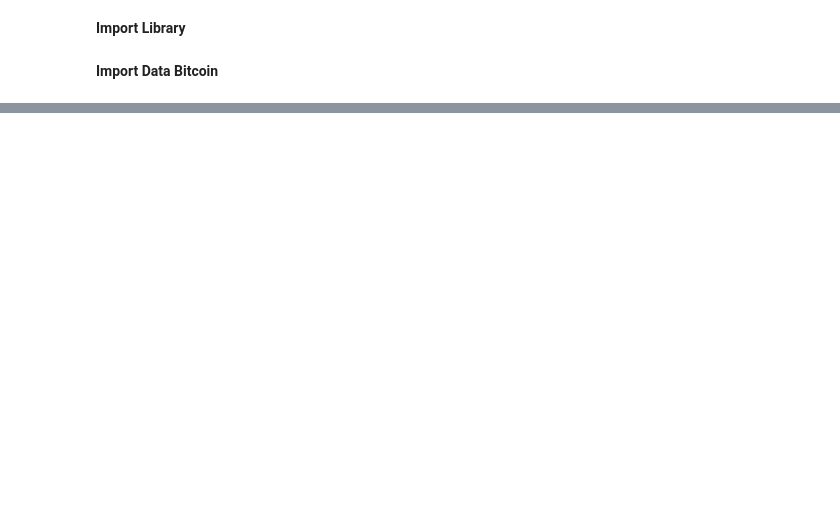
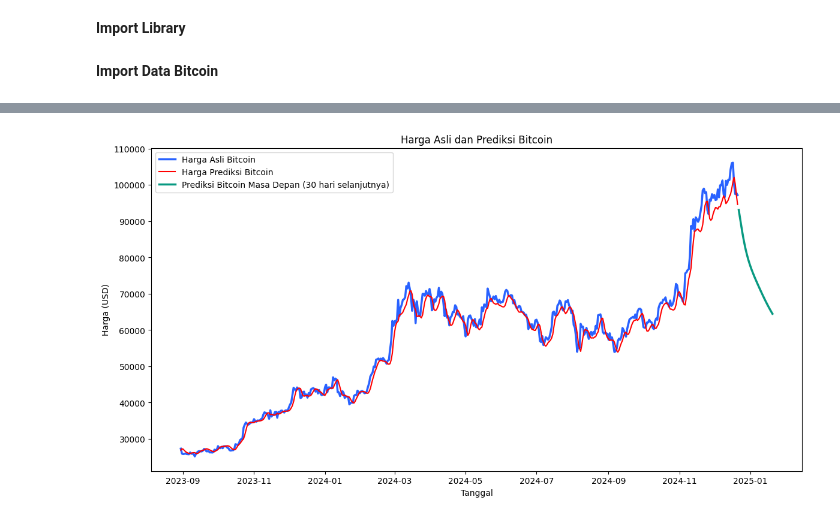
Before and after one commit to Luseat/Prediksi-BTC-USD, a Jupyter notebook: BTC_USD.ipynb, the cells around one changed output, grey strips where cells are left out. Cells and saved outputs as stored; diff of their text form; code cells hidden in the pictures; blank space fills up the shorter version.

```diff
--- a/BTC_USD.ipynb
+++ b/BTC_USD.ipynb
@@ -57,0 +170,22 @@ plt.show()
+# %%
+future_days = 30
+
+last_30_days = data['Close'][-sequence_lenght:].values.reshape(-1, 1)
+last_30_days_scaled = scaler.transform(last_30_days)
+future_predictions = []
+
+for i in range(future_days):
+    X_predict = []
+    X_predict.append(last_30_days_scaled)
+    X_predict = np.array(X_predict)
+    X_predict = np.reshape(X_predict, (X_predict.shape[0], X_predict.shape[1], 1))
+
+    predicted_price = model.predict(X_predict)
+    predicted_price_unscaled = scaler.inverse_transform(predicted_price)
+
+    future_predictions.append(predicted_price_unscaled[0, 0])
+
+    new_scaled_data = np.append(last_30_days_scaled[1:], predicted_price)
+    last_30_days_scaled = new_scaled_data.reshape(-1, 1)
+
+future_dates = pd.date_range(start=data.index[-1], periods=future_days + 1, freq='D')[1:]
@@ -57,0 +210,14 @@ plt.show()
+# %%
+plt.figure(figsize=(14, 7))
+
+plt.plot(data.index[-len(y_test_scaled):], y_test_scaled, label='Harga Asli Bitcoin', color='#2962ff', linewidth=2.5)
+plt.plot(data.index[-len(y_test_scaled):], predictions, label='Harga Prediksi Bitcoin', color='red', linewidth=1.5)
+plt.plot(future_dates, future_predictions, label='Prediksi Bitcoin Masa Depan (30 hari selanjutnya)', color='#089981', linewidth=2.5)
+
+plt.title('Harga Asli dan Prediksi Bitcoin')
+plt.xlabel('Tanggal')
+plt.ylabel('Harga (USD)')
+plt.legend()
+plt.show()
+# %% [output]
+[figure, added]
```
Also changed, not shown: parts of 16 cells of this notebook.
